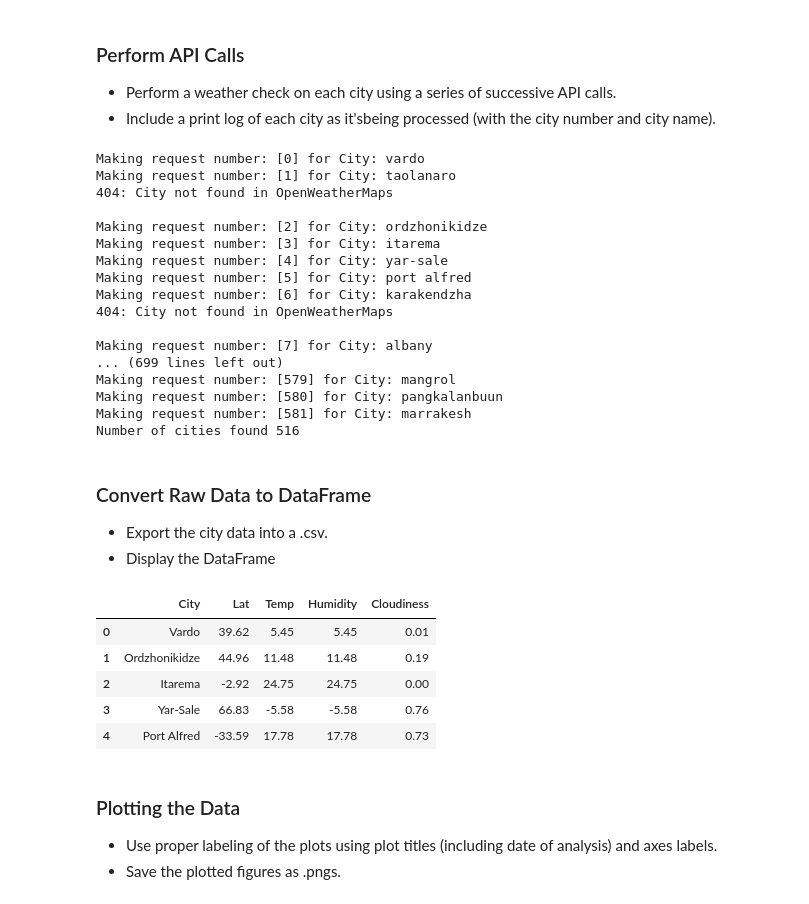
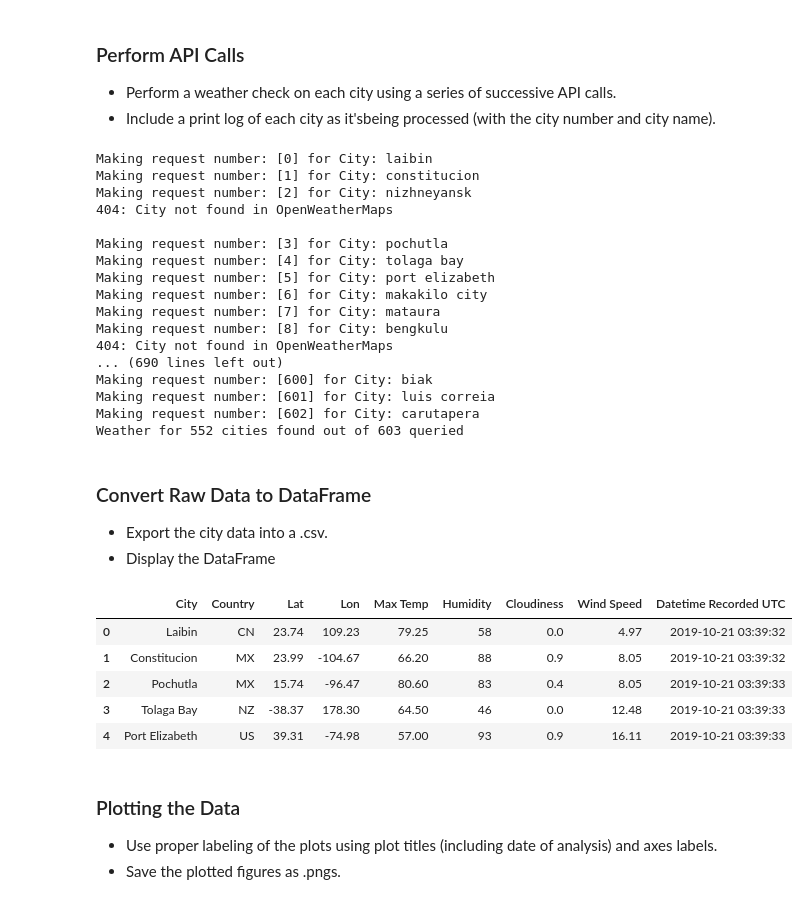
Before and after one commit to aeckes/python-api-challenge, a Jupyter notebook: WeatherPy.ipynb, the cells around one changed output. Saved outputs shown, nothing was run; the diff lists cells and outputs as text; code cells hidden in the pictures.

```diff
--- a/WeatherPy.ipynb
+++ b/WeatherPy.ipynb
@@ -56,15 +57,18 @@ len(cities)
 * Include a print log of each city as it'sbeing processed (with the city number and city name).
 # %%
 url = 'http://api.openweathermap.org/data/2.5/weather?'
-units = 'metric'
+units = 'imperial'
 
 
 lat = []
-temp = []
+lon = []
+max_temp = []
 humidity = []
 cloudiness = []
 wind_speed = []
 city_name = []
+country = []
+date = []
 
 
 query_string = f'{url}&appid={api_key}&units={units}&q='
@@ -72,62 +76,70 @@ query_string = f'{url}&appid={api_key}&units={units}&q='
 for x in range(len(cities)):
     print(f"Making request number: {[x]} for City: {cities[x]}")
     post_response = requests.get(query_string + cities[x]).json()
-
+    #print(query_string + cities[x])
     if post_response['cod'] == '404':
         print('404: City not found in OpenWeatherMaps')
 
     try:
         lat.append(post_response['coord']['lat'])
-        temp.append(post_response['main']['temp'])
-        humidity.append(post_response['main']['temp'])
+        lon.append(post_response['coord']['lon'])
+        max_temp.append(post_response['main']['temp_max'])
+        humidity.append(post_response['main']['humidity'])
         cloudiness.append(post_response['clouds']['all'])
+        wind_speed.append(post_response['wind']['speed'])
         city_name.append(post_response['name'])
+        country.append(post_response['sys']['country'])
+        date.append(post_response['dt'])
     except:
         print("")
 
 print(f'Weather for {len(city_name)} cities found out of {len(cities)} queried')
 # %% [output]
-Making request number: [0] for City: vardo
-Making request number: [1] for City: taolanaro
+Making request number: [0] for City: laibin
+Making request number: [1] for City: constitucion
+Making request number: [2] for City: nizhneyansk
 404: City not found in OpenWeatherMaps
 
-Making request number: [2] for City: ordzhonikidze
-Making request number: [3] for City: itarema
-Making request number: [4] for City: yar-sale
-Making request number: [5] for City: port alfred
-Making request number: [6] for City: karakendzha
+Making request number: [3] for City: pochutla
+Making request number: [4] for City: tolaga bay
+Making request number: [5] for City: port elizabeth
+Making request number: [6] for City: makakilo city
+Making request number: [7] for City: mataura
+Making request number: [8] for City: bengkulu
 404: City not found in OpenWeatherMaps
-
-Making request number: [7] for City: albany
-... (699 lines left out)
-Making request number: [579] for City: mangrol
-Making request number: [580] for City: pangkalanbuun
-Making request number: [581] for City: marrakesh
-Number of cities found 516
+... (690 lines left out)
+Making request number: [600] for City: biak
+Making request number: [601] for City: luis correia
+Making request number: [602] for City: carutapera
+Weather for 552 cities found out of 603 queried
 # %% [markdown]
 ### Convert Raw Data to DataFrame
 * Export the city data into a .csv.
 * Display the DataFrame
 # %%
 response_dict = {'City': city_name,
+                 'Country': country,
                  'Lat': lat,
-                'Temp': temp,
-                'Humidity': humidity,
-                'Cloudiness': cloudiness
+                 'Lon': lon,
+                 'Max Temp': max_temp,
+                 'Humidity': humidity,
+                 'Cloudiness': cloudiness,
+                 'Wind Speed': wind_speed,
+                 'Datetime Recorded UTC': date
                 }
 
 df = pd.DataFrame(response_dict)
 df['Cloudiness'] = df['Cloudiness'] / 100
-
+df['Datetime Recorded UTC'] = pd.to_datetime(df['Datetime Recorded UTC'], unit='s')
 df.to_csv(output_data_file)
 df.head()
 # %% [output]
-|  | City | Lat | Temp | Humidity | Cloudiness |
-| 0 | Vardo | 39.62 | 5.45 | 5.45 | 0.01 |
-| 1 | Ordzhonikidze | 44.96 | 11.48 | 11.48 | 0.19 |
-| 2 | Itarema | -2.92 | 24.75 | 24.75 | 0.00 |
-| 3 | Yar-Sale | 66.83 | -5.58 | -5.58 | 0.76 |
-| 4 | Port Alfred | -33.59 | 17.78 | 17.78 | 0.73 |
+|  | City | Country | Lat | Lon | Max Temp | Humidity | Cloudiness | Wind Speed | Datetime Recorded UTC |
+| 0 | Laibin | CN | 23.74 | 109.23 | 79.25 | 58 | 0.0 | 4.97 | 2019-10-21 03:39:32 |
+| 1 | Constitucion | MX | 23.99 | -104.67 | 66.20 | 88 | 0.9 | 8.05 | 2019-10-21 03:39:32 |
+| 2 | Pochutla | MX | 15.74 | -96.47 | 80.60 | 83 | 0.4 | 8.05 | 2019-10-21 03:39:33 |
+| 3 | Tolaga Bay | NZ | -38.37 | 178.30 | 64.50 | 46 | 0.0 | 12.48 | 2019-10-21 03:39:33 |
+| 4 | Port Elizabeth | US | 39.31 | -74.98 | 57.00 | 93 | 0.9 | 16.11 | 2019-10-21 03:39:33 |
 # %% [markdown]
 ### Plotting the Data
 * Use proper labeling of the plots using plot titles (including date of analysis) and axes labels.
```
Also changed, not shown: parts of 7 cells of this notebook, 8 other files.
